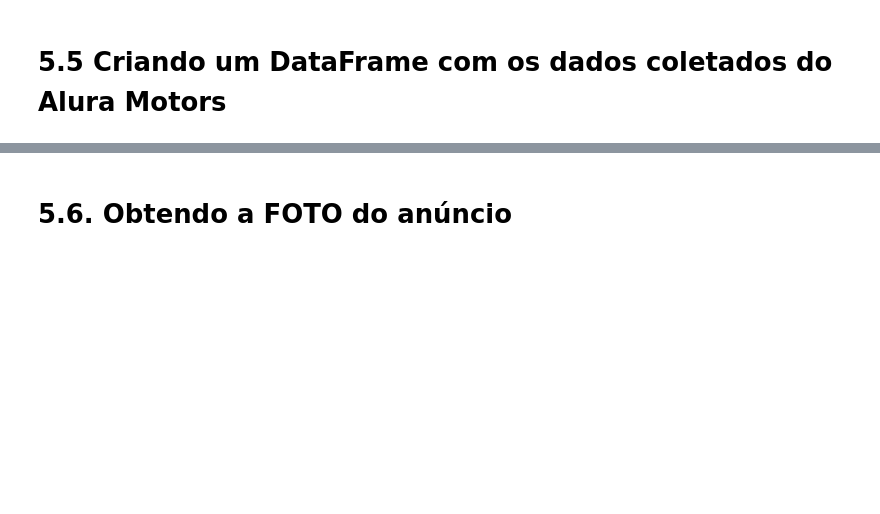
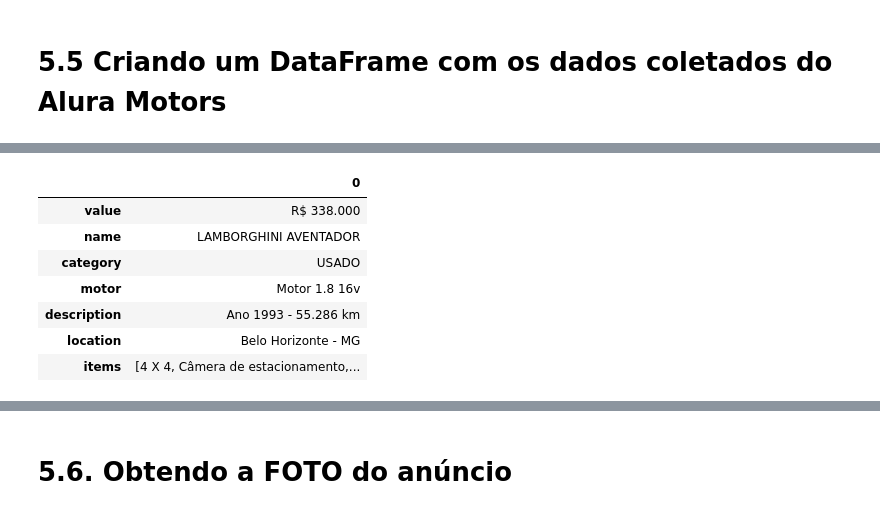
Before and after one commit to joaoavanzini/web-scraping-alura, a Jupyter notebook: Web Scraping.ipynb, the cells around one changed output, grey strips where cells are left out. Cells and saved outputs as stored; diff of their text form; code cells hidden in the pictures; blank space fills up the shorter version.

```diff
--- a/Web Scraping.ipynb
+++ b/Web Scraping.ipynb
@@ -653,0 +800,3 @@ soup.find('h2').findAllNext()
+# %%
+for item in items:
+    print(item.getText().replace('► ', ''))
@@ -659,0 +870,12 @@ soup.find('h2').findAllNext()
+# %%
+dataset = pd.DataFrame.from_dict(card, orient = 'index')
+dataset
+# %% [output]
+|  | 0 |
+| value | R$ 338.000 |
+| name | LAMBORGHINI AVENTADOR |
+| category | USADO |
+| motor | Motor 1.8 16v |
+| description | Ano 1993 - 55.286 km |
+| location | Belo Horizonte - MG |
+| items | [4 X 4, Câmera de estacionamento,... |
```
Also changed, not shown: parts of 34 cells of this notebook, 1 other file.
